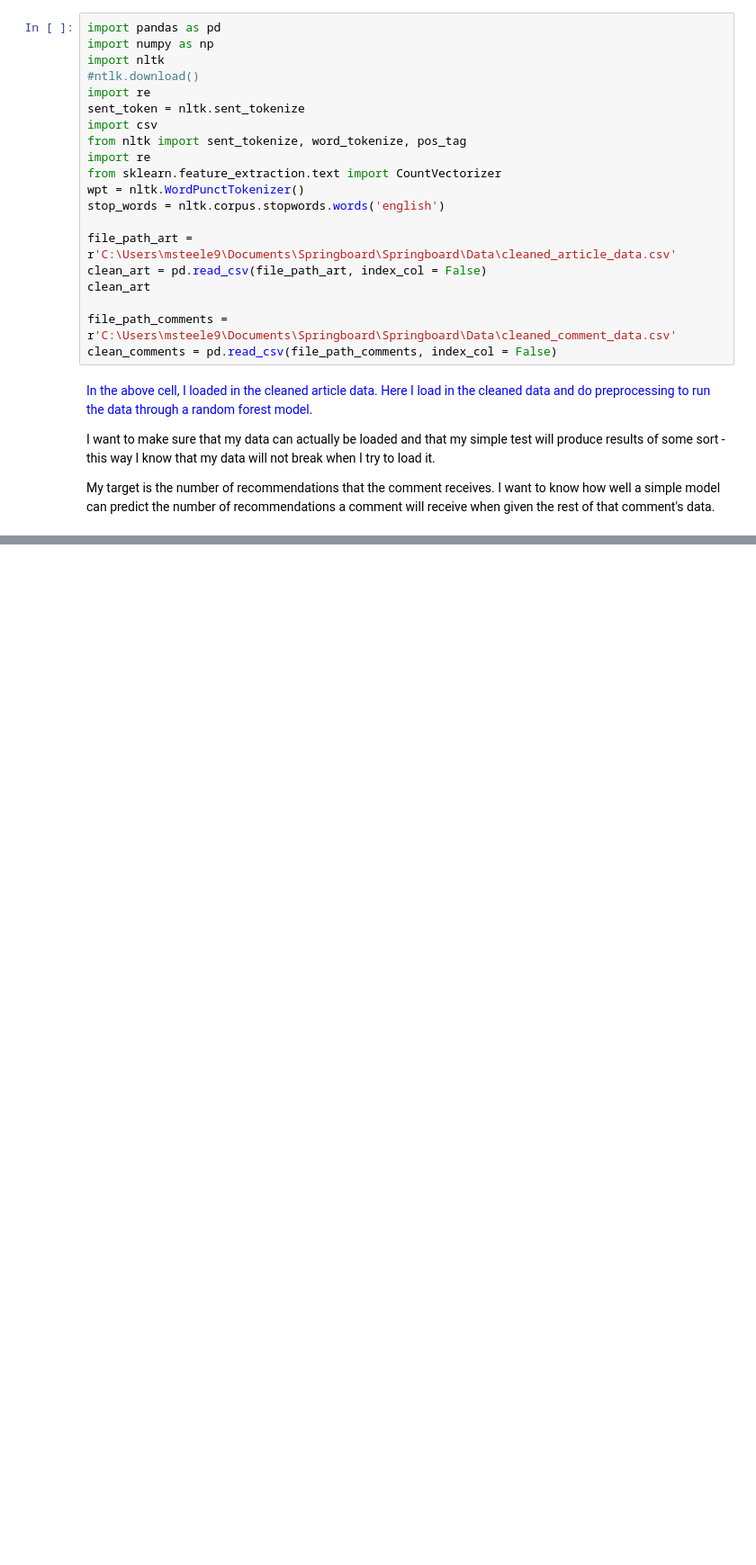
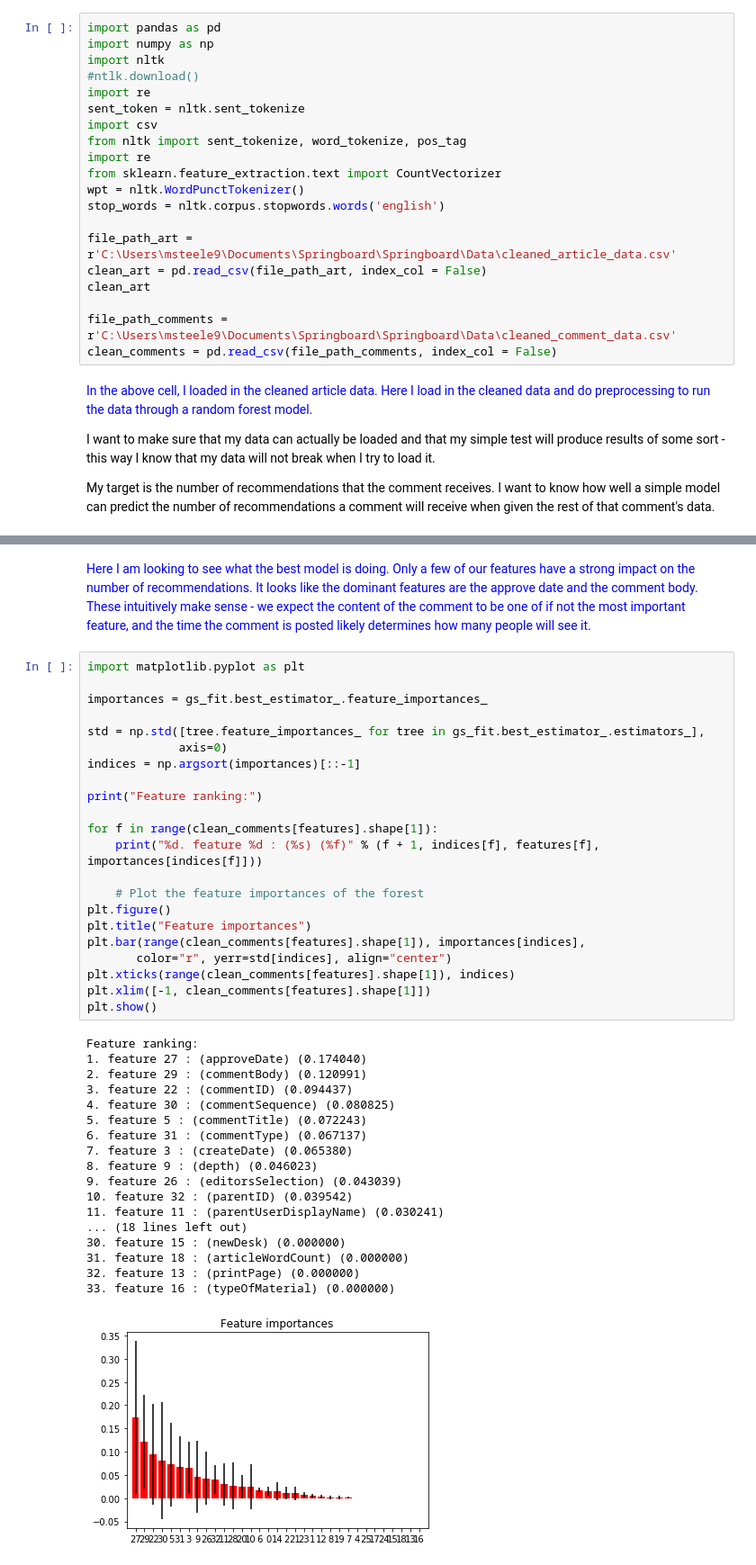
Before and after one commit to MontySteele/NLP-preliminary-test-tepo, a Jupyter notebook: Notebooks/Data cleaning and exploration.ipynb, the cells around one changed output, grey strips where cells are left out. Shown at 90% size. Drawn from its saved outputs; the diff is of its cells as text; blank space fills up the shorter version.

```diff
--- a/Notebooks/Data cleaning and exploration.ipynb
+++ b/Notebooks/Data cleaning and exploration.ipynb
@@ -262 +260,47 @@ pd.DataFrame(gs_fit.cv_results_).sort_values(by=['rank_test_score']).head(5)
 </font>
+# %% [markdown]
+<font color='blue'> Here I am looking to see what the best model is doing. Only a few of our features have a strong impact on the number of recommendations. It looks like the dominant features are the approve date and the comment body. These intuitively make sense - we expect the content of the comment to be one of if not the most important feature, and the time the comment is posted likely determines how many people will see it.
+
+
+</font>
+# %%
+import matplotlib.pyplot as plt
+
+importances = gs_fit.best_estimator_.feature_importances_
+
+std = np.std([tree.feature_importances_ for tree in gs_fit.best_estimator_.estimators_],
+             axis=0)
+indices = np.argsort(importances)[::-1]
+
+print("Feature ranking:")
+
+for f in range(clean_comments[features].shape[1]):
+    print("%d. feature %d : (%s) (%f)" % (f + 1, indices[f], features[f], importances[indices[f]]))
+
+    # Plot the feature importances of the forest
+plt.figure()
+plt.title("Feature importances")
+plt.bar(range(clean_comments[features].shape[1]), importances[indices],
+       color="r", yerr=std[indices], align="center")
+plt.xticks(range(clean_comments[features].shape[1]), indices)
+plt.xlim([-1, clean_comments[features].shape[1]])
+plt.show()
+# %% [output]
+Feature ranking:
+1. feature 27 : (approveDate) (0.174040)
+2. feature 29 : (commentBody) (0.120991)
+3. feature 22 : (commentID) (0.094437)
+4. feature 30 : (commentSequence) (0.080825)
+5. feature 5 : (commentTitle) (0.072243)
+6. feature 31 : (commentType) (0.067137)
+7. feature 3 : (createDate) (0.065380)
+8. feature 9 : (depth) (0.046023)
+9. feature 26 : (editorsSelection) (0.043039)
+10. feature 32 : (parentID) (0.039542)
+11. feature 11 : (parentUserDisplayName) (0.030241)
+... (18 lines left out)
+30. feature 15 : (newDesk) (0.000000)
+31. feature 18 : (articleWordCount) (0.000000)
+32. feature 13 : (printPage) (0.000000)
+33. feature 16 : (typeOfMaterial) (0.000000)
+[figure, added]
```
Also changed, not shown: parts of 5 cells of this notebook.
